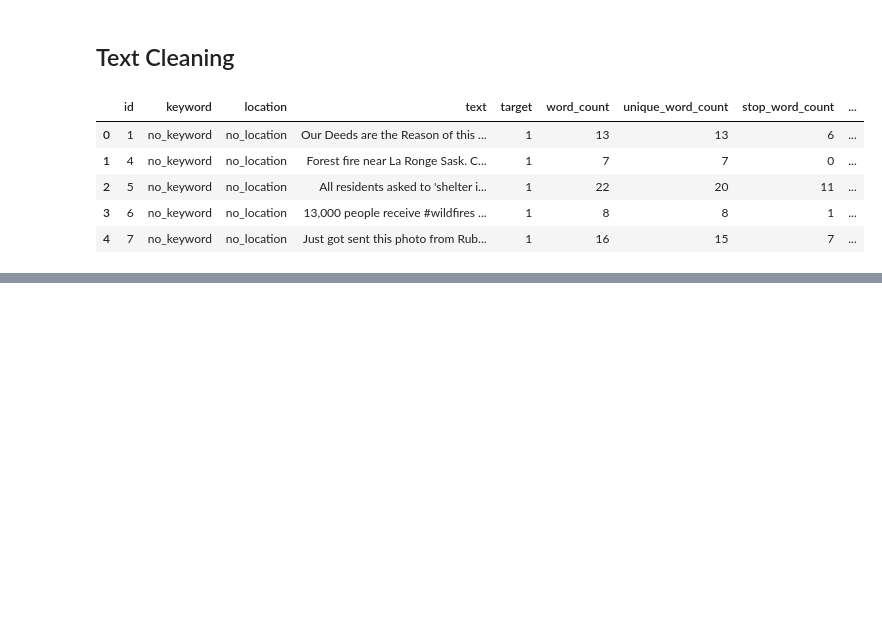
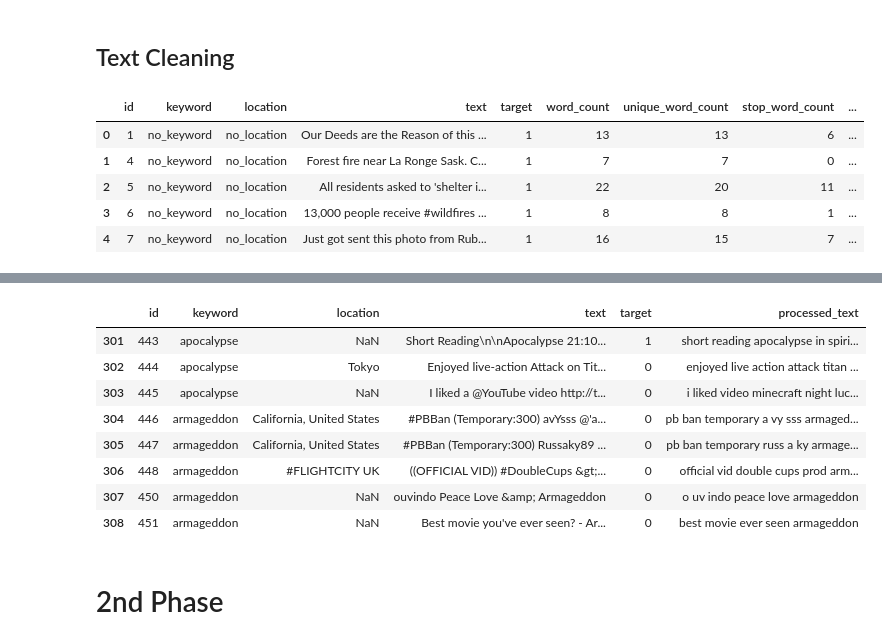
Before and after one commit to mahfuz-raihan/tweets_disaster, a Jupyter notebook: work_notebook.ipynb, the cells around one changed output, grey strips where cells are left out. Saved outputs shown, nothing was run; the diff lists cells and outputs as text; code cells hidden in the pictures; blank space fills up the shorter version.

```diff
--- a/work_notebook.ipynb
+++ b/work_notebook.ipynb
@@ -566,0 +1018,5 @@ ModuleNotFoundError: No module named 'wordninja'
+# %%
+# Execute the function
+from tqdm import tqdm
+tqdm.pandas()
+train_dataset['processed_text'] = train_dataset['text'].progress_apply(text_preprocessing)
@@ -566,0 +1034,12 @@ ModuleNotFoundError: No module named 'wordninja'
+# %%
+train_dataset.iloc[301:309]
+# %% [output]
+|  | id | keyword | location | text | target | processed_text |
+| 301 | 443 | apocalypse | NaN | Short Reading\n\nApocalypse 21:10... | 1 | short reading apocalypse in spiri... |
+| 302 | 444 | apocalypse | Tokyo | Enjoyed live-action Attack on Tit... | 0 | enjoyed live action attack titan ... |
+| 303 | 445 | apocalypse | NaN | I liked a @YouTube video http://t... | 0 | i liked video minecraft night luc... |
+| 304 | 446 | armageddon | California, United States | #PBBan (Temporary:300) avYsss @'a... | 0 | pb ban temporary a vy sss armaged... |
+| 305 | 447 | armageddon | California, United States | #PBBan (Temporary:300) Russaky89 ... | 0 | pb ban temporary russ a ky armage... |
+| 306 | 448 | armageddon | #FLIGHTCITY UK | ((OFFICIAL VID)) #DoubleCups &gt;... | 0 | official vid double cups prod arm... |
+| 307 | 450 | armageddon | NaN | ouvindo Peace Love &amp; Armageddon | 0 | o uv indo peace love armageddon |
+| 308 | 451 | armageddon | NaN | Best movie you've ever seen? - Ar... | 0 | best movie ever seen armageddon |
@@ -566,0 +1052,2 @@ ModuleNotFoundError: No module named 'wordninja'
+# %% [markdown]
+# 2nd Phase
```
Also changed, not shown: parts of 23 cells of this notebook, 1 other file.
